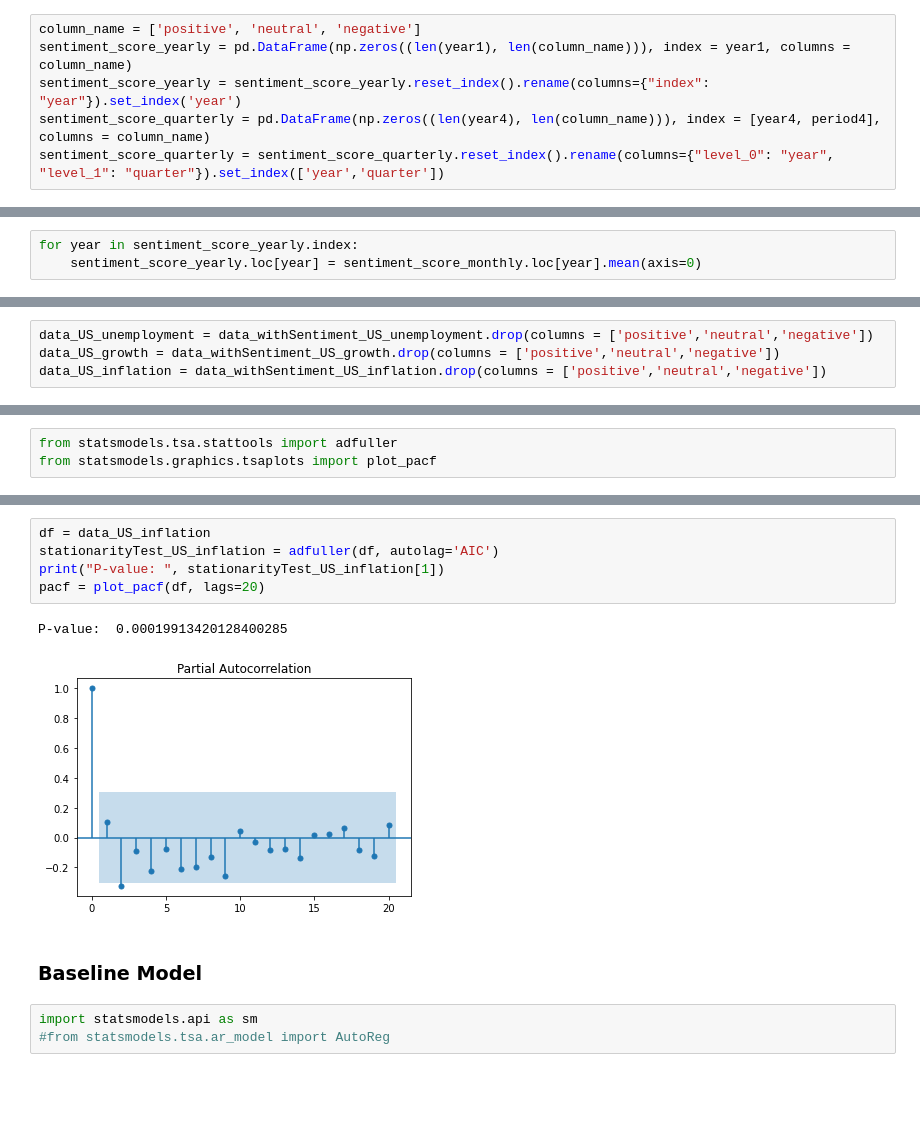
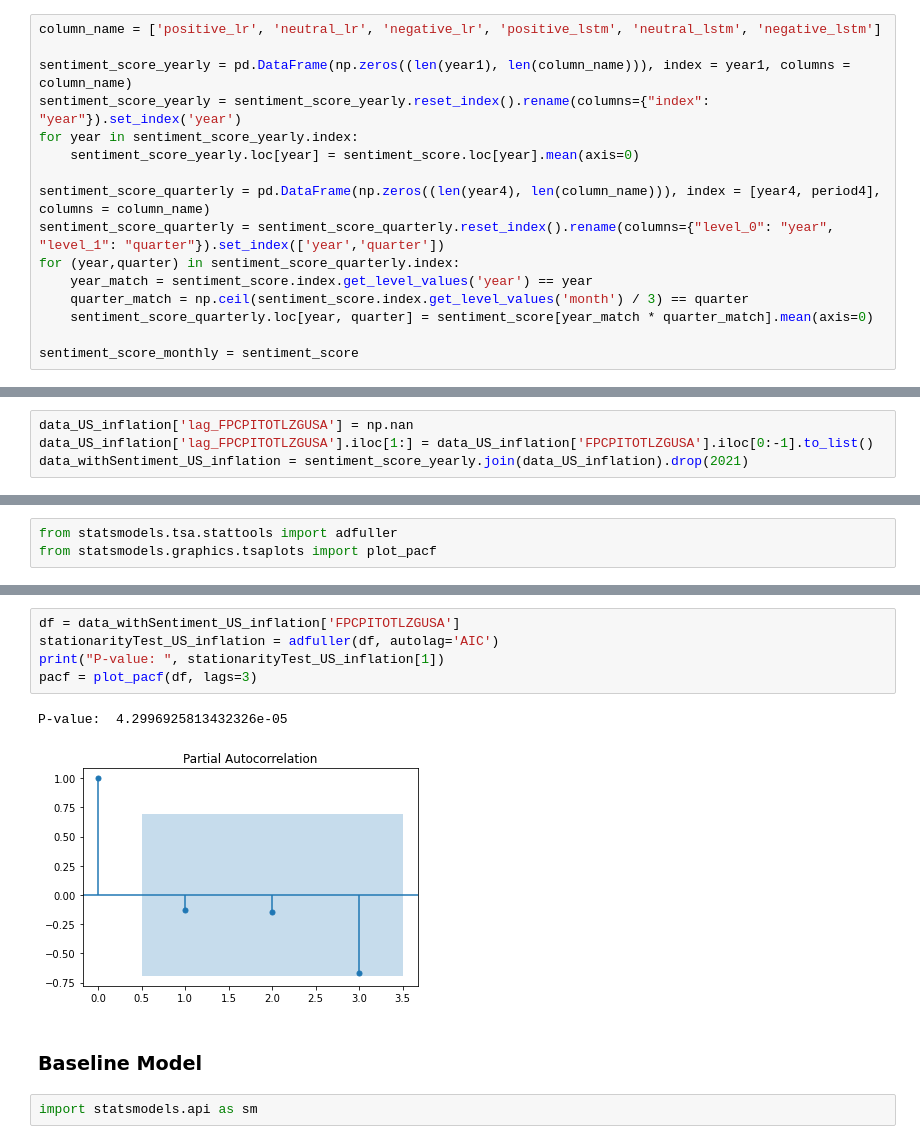
Before and after one commit to mustafashabbir10/Predicting_Economic_Growth, a Jupyter notebook: project_macro_model.ipynb, the cells around one changed output, grey strips where cells are left out. Cells and saved outputs as stored; diff of their text form; blank space fills up the shorter version.

```diff
--- a/project_macro_model.ipynb
+++ b/project_macro_model.ipynb
@@ -48,6 +65,16 @@ for i in range(1979, 2021):
 # %%
-column_name = ['positive', 'neutral', 'negative']
+column_name = ['positive_lr', 'neutral_lr', 'negative_lr', 'positive_lstm', 'neutral_lstm', 'negative_lstm']
+
 sentiment_score_yearly = pd.DataFrame(np.zeros((len(year1), len(column_name))), index = year1, columns = column_name)
 sentiment_score_yearly = sentiment_score_yearly.reset_index().rename(columns={"index": "year"}).set_index('year')
+for year in sentiment_score_yearly.index:
+    sentiment_score_yearly.loc[year] = sentiment_score.loc[year].mean(axis=0)
+
 sentiment_score_quarterly = pd.DataFrame(np.zeros((len(year4), len(column_name))), index = [year4, period4], columns = column_name)
 sentiment_score_quarterly = sentiment_score_quarterly.reset_index().rename(columns={"level_0": "year", "level_1": "quarter"}).set_index(['year','quarter'])
+for (year,quarter) in sentiment_score_quarterly.index:
+    year_match = sentiment_score.index.get_level_values('year') == year
+    quarter_match = np.ceil(sentiment_score.index.get_level_values('month') / 3) == quarter
+    sentiment_score_quarterly.loc[year, quarter] = sentiment_score[year_match * quarter_match].mean(axis=0)
+
+sentiment_score_monthly = sentiment_score
@@ -58,3 +80,0 @@ sentiment_score_monthly = sentiment_score_monthly.div(sentiment_score_monthly["s
-# %%
-for year in sentiment_score_yearly.index:
-    sentiment_score_yearly.loc[year] = sentiment_score_monthly.loc[year].mean(axis=0)
@@ -72,4 +82,0 @@ data_withSentiment_US_inflation = sentiment_score_yearly.join(data_US_inflation)
-# %%
-data_US_unemployment = data_withSentiment_US_unemployment.drop(columns = ['positive','neutral','negative'])
-data_US_growth = data_withSentiment_US_growth.drop(columns = ['positive','neutral','negative'])
-data_US_inflation = data_withSentiment_US_inflation.drop(columns = ['positive','neutral','negative'])
@@ -76,3 +91,7 @@ data_US_inflation = data_withSentiment_US_inflation.drop(columns = ['positive','
+# %%
+data_US_inflation['lag_FPCPITOTLZGUSA'] = np.nan
+data_US_inflation['lag_FPCPITOTLZGUSA'].iloc[1:] = data_US_inflation['FPCPITOTLZGUSA'].iloc[0:-1].to_list()
+data_withSentiment_US_inflation = sentiment_score_yearly.join(data_US_inflation).drop(2021)
 # %% [markdown]
 ### Exploratory Data Analysis
 # %%
@@ -97,14 +116,13 @@ P-value:  2.0395551840158942e-25
 # %%
-df = data_US_inflation
+df = data_withSentiment_US_inflation['FPCPITOTLZGUSA']
 stationarityTest_US_inflation = adfuller(df, autolag='AIC')
 print("P-value: ", stationarityTest_US_inflation[1])
-pacf = plot_pacf(df, lags=20)
+pacf = plot_pacf(df, lags=3)
 # %% [output]
-P-value:  0.00019913420128400285
+P-value:  4.2996925813432326e-05
-[figure, old version]
+[figure, new version]
 # %% [markdown]
 ### Baseline Model
 # %%
 import statsmodels.api as sm
-#from statsmodels.tsa.ar_model import AutoReg
 # %%
```
Also changed, not shown: parts of 26 cells of this notebook, 1 other file.
